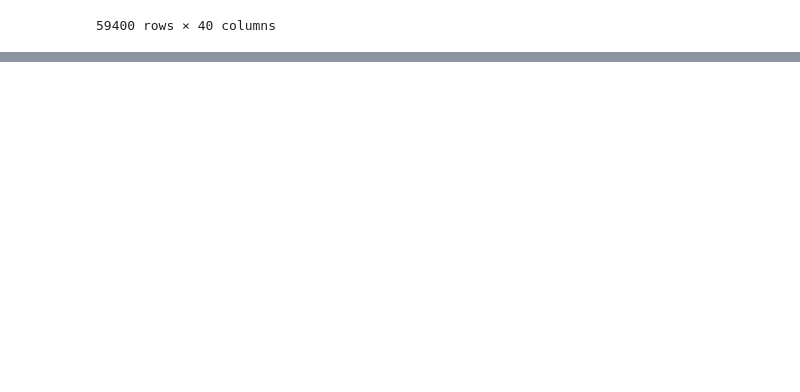
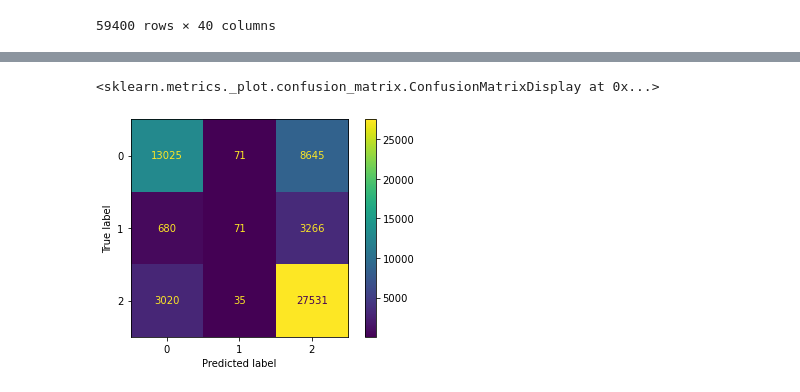
Before and after one commit to Alarsen16/Tanzanian_Water_Wells_Status, a Jupyter notebook: James Notebook.ipynb, the cells around one changed output, grey strips where cells are left out. Saved outputs shown, nothing was run; the diff lists cells and outputs as text; code cells hidden in the pictures; blank space fills up the shorter version.

Commit message:
model creation, mapping

```diff
--- a/James Notebook.ipynb
+++ b/James Notebook.ipynb
@@ -40,0 +282,9 @@ dtype: int64
+# %%
+X_int_std = X.select_dtypes('int64', 'float64')
+
+ss = StandardScaler()
+
+ss.fit(X_int_std)
+nums_df = pd.DataFrame(ss.transform(X_int_std), index=X.index)
+# %%
+X_clean = pd.concat([nums_df, dums_df], axis=1)
@@ -40,0 +315,3 @@ dtype: int64
+# %%
+log_model = LogisticRegression(multi_class = "multinomial", solver='lbfgs')
+log_model.fit(X_clean, y)
@@ -40,0 +333,7 @@ dtype: int64
+# %%
+log_model = LogisticRegression(multi_class = "multinomial", solver='lbfgs')
+log_model.fit(X_clean, y)
+
+y_pred = log_model.predict(X_clean)
+
+accuracy_score(y, y_pred)
@@ -40,0 +349,5 @@ dtype: int64
+# %%
+plot_confusion_matrix(log_model, X_clean, y)
+# %% [output]
+<sklearn.metrics._plot.confusion_matrix.ConfusionMatrixDisplay at 0x...>
+[figure, added]
```
Also changed, not shown: parts of 80 cells of this notebook, 1 other file.
